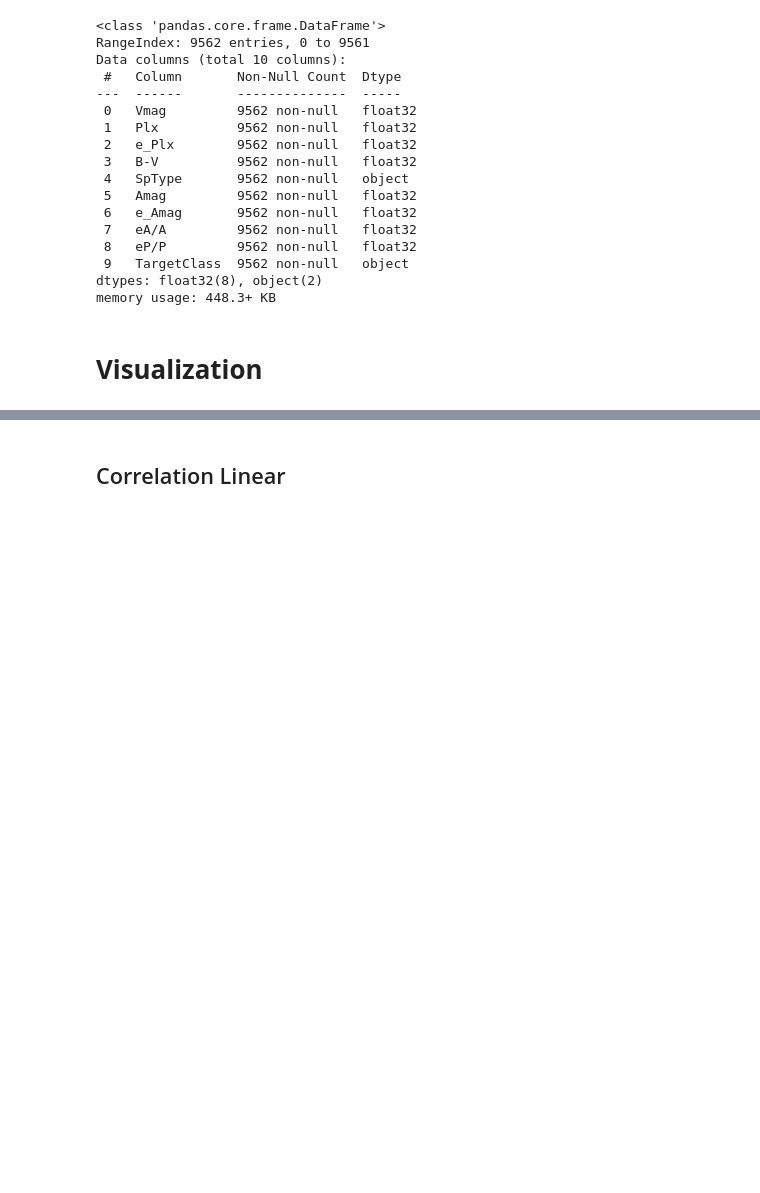
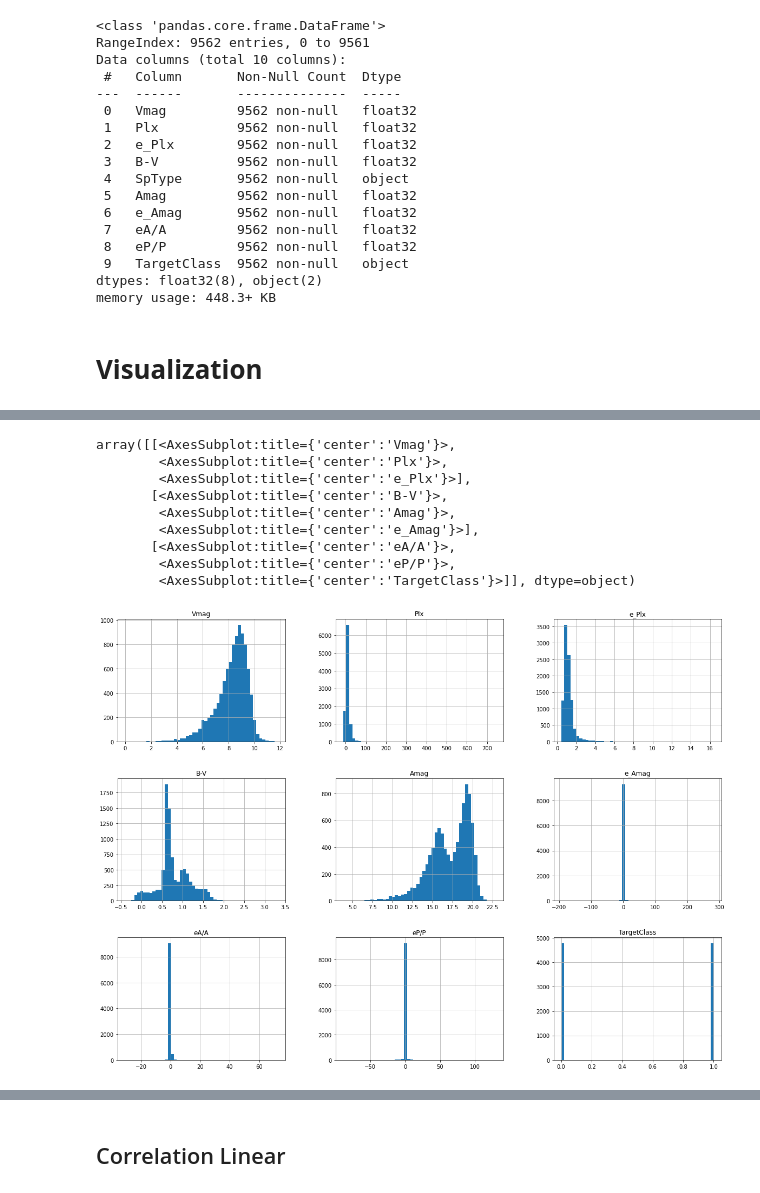
Before and after one commit to cristianBMJ/ClassificationStar, a Jupyter notebook: classification-star.ipynb, the cells around one changed output, grey strips where cells are left out. Cells and saved outputs as stored; diff of their text form; code cells hidden in the pictures; blank space fills up the shorter version.

```diff
--- a/classification-star.ipynb
+++ b/classification-star.ipynb
@@ -328,0 +287,13 @@ memory usage: 522.9+ KB
+# %%
+dataStar.hist(bins=50 , figsize=(20,15) ) # histogram
+# %% [output]
+array([[<AxesSubplot:title={'center':'Vmag'}>,
+        <AxesSubplot:title={'center':'Plx'}>,
+        <AxesSubplot:title={'center':'e_Plx'}>],
+       [<AxesSubplot:title={'center':'B-V'}>,
+        <AxesSubplot:title={'center':'Amag'}>,
+        <AxesSubplot:title={'center':'e_Amag'}>],
+       [<AxesSubplot:title={'center':'eA/A'}>,
+        <AxesSubplot:title={'center':'eP/P'}>,
+        <AxesSubplot:title={'center':'TargetClass'}>]], dtype=object)
+[figure, added]
```
Also changed, not shown: parts of 49 cells of this notebook.
